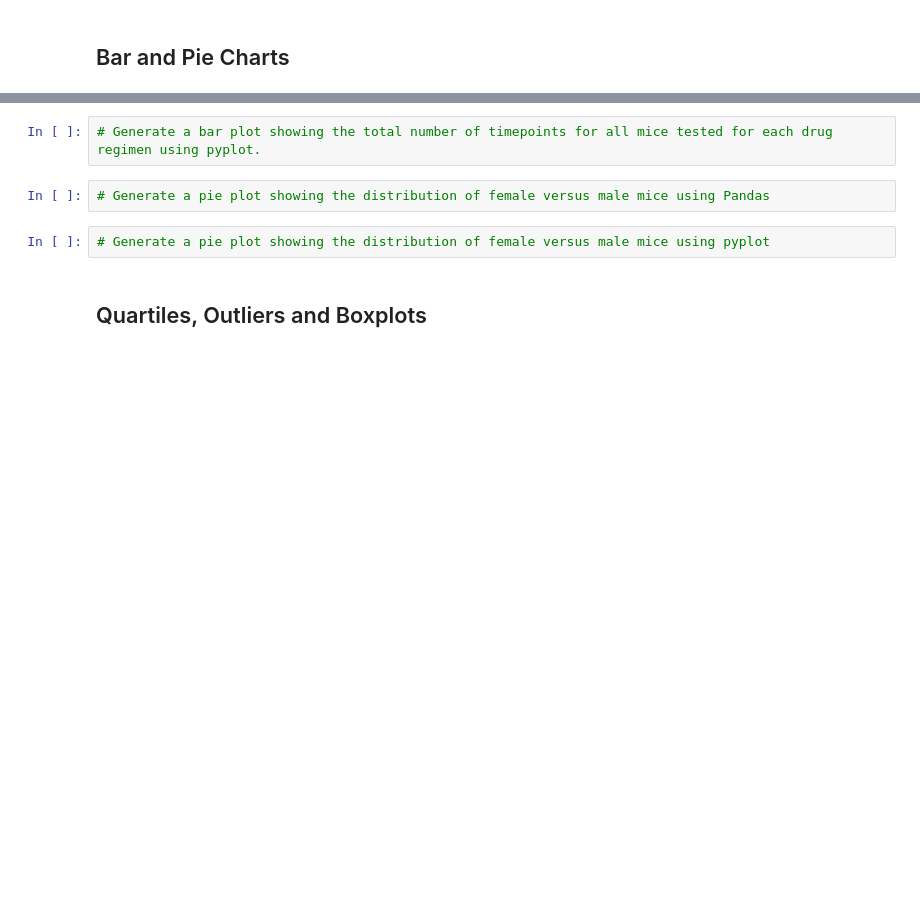
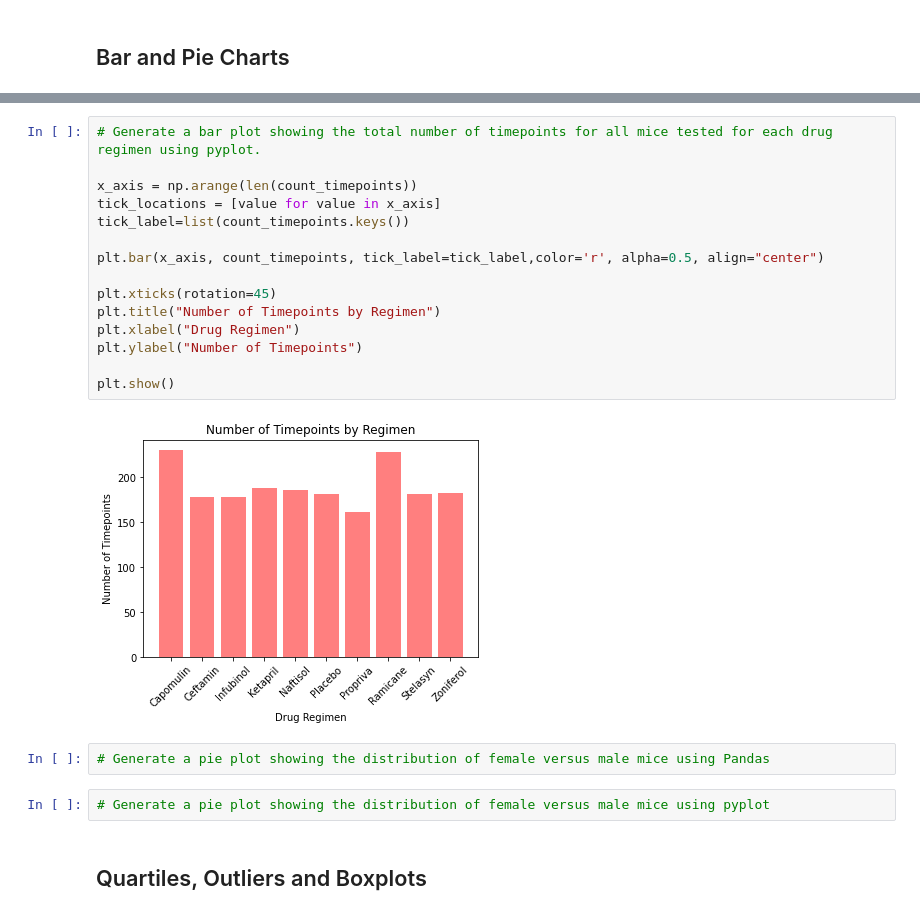
Before and after one commit to Sjenn257/matplotlib-challenge, a Jupyter notebook: pymaceuticals_starter.ipynb, the cells around one changed output, grey strips where cells are left out. Drawn from its saved outputs; the diff is of its cells as text; blank space fills up the shorter version.

```diff
--- a/pymaceuticals_starter.ipynb
+++ b/pymaceuticals_starter.ipynb
@@ -208,5 +156,20 @@ grouped_regimen_df2
 # %%
 # Generate a bar plot showing the total number of timepoints for all mice tested for each drug regimen using pyplot.
+
+x_axis = np.arange(len(count_timepoints))
+tick_locations = [value for value in x_axis]
+tick_label=list(count_timepoints.keys())
+
+plt.bar(x_axis, count_timepoints, tick_label=tick_label,color='r', alpha=0.5, align="center")
+
+plt.xticks(rotation=45)
+plt.title("Number of Timepoints by Regimen")
+plt.xlabel("Drug Regimen")
+plt.ylabel("Number of Timepoints")
+
+plt.show()
+# %% [output]
+[figure, added]
 # %%
 # Generate a pie plot showing the distribution of female versus male mice using Pandas
 # %%
```
Also changed, not shown: parts of 8 cells of this notebook.
